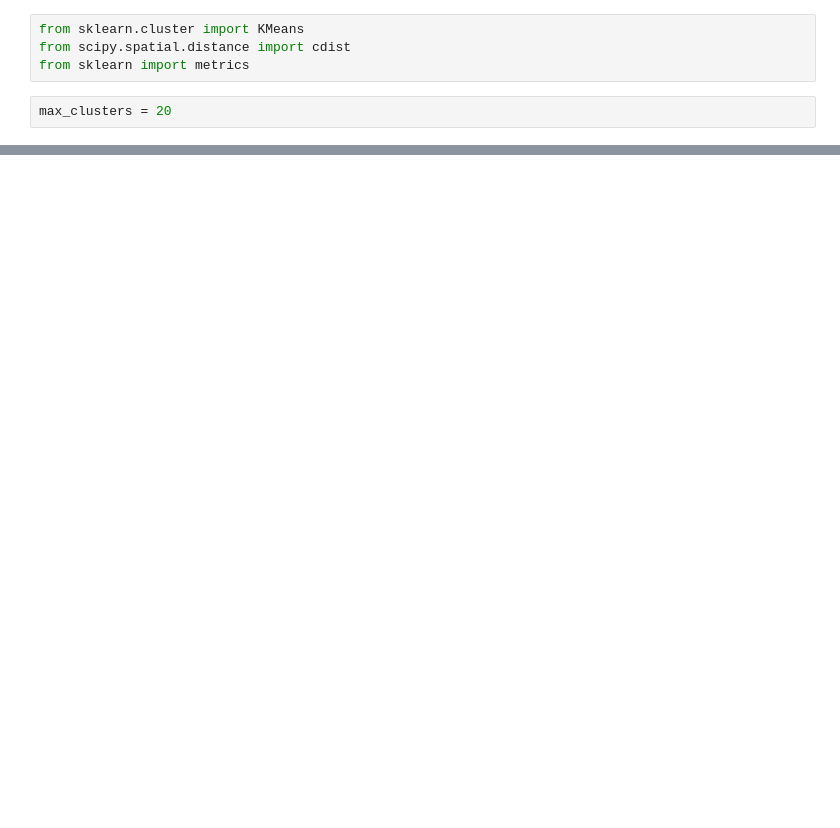
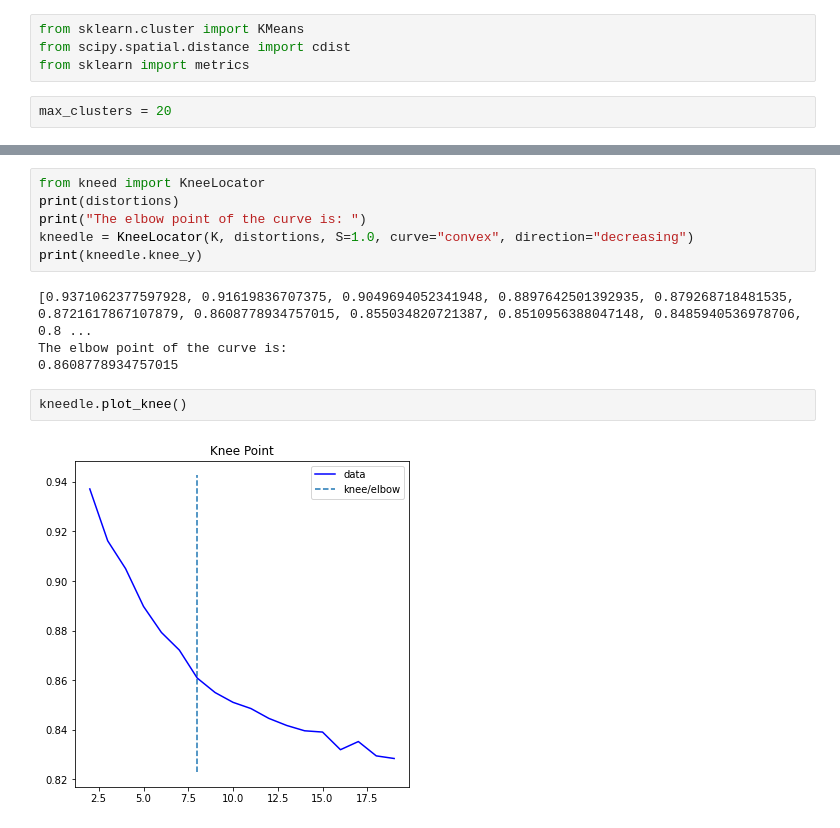
Before and after one commit to jonas-becker/automated-crawling-and-multi-level-clustering-of-news-articles, a Jupyter notebook: KMeans.ipynb, the cells around one changed output, grey strips where cells are left out. Cells and saved outputs as stored; diff of their text form; blank space fills up the shorter version.

Commit message:
elbow point automatic finding

```diff
--- a/KMeans.ipynb
+++ b/KMeans.ipynb
@@ -176,3 +177,17 @@ Silhouette Score: 0.08009920400920566
+# %%
+from kneed import KneeLocator
+print(distortions)
+print("The elbow point of the curve is: ")
+kneedle = KneeLocator(K, distortions, S=1.0, curve="convex", direction="decreasing")
+print(kneedle.knee_y)
+# %% [output]
+[0.9371062377597928, 0.91619836707375, 0.9049694052341948, 0.8897642501392935, 0.879268718481535, 0.8721617867107879, 0.8608778934757015, 0.855034820721387, 0.8510956388047148, 0.8485940536978706, 0.8 ...
+The elbow point of the curve is:
+0.8608778934757015
+# %%
+kneedle.plot_knee()
+# %% [output]
+[figure, added]
 # %%
 for key, val in mapping2.items():
     print(f'{key} : {val}')
```
Also changed, not shown: parts of 5 cells of this notebook.
